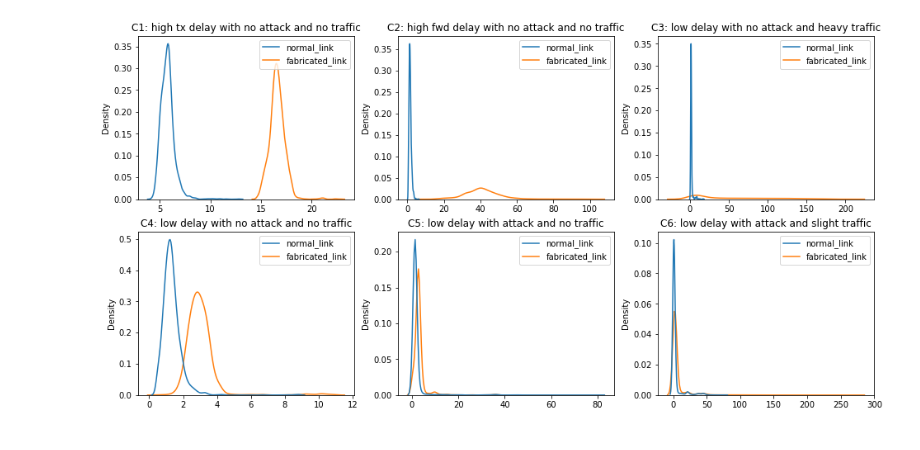
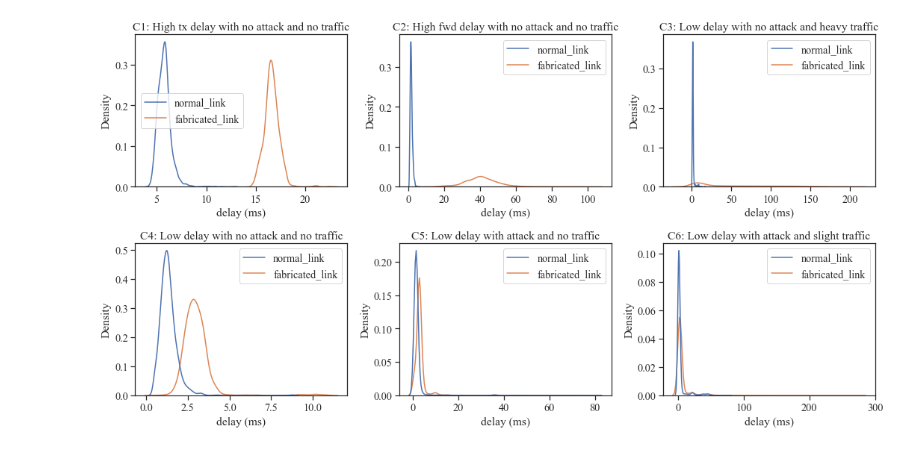
Before and after one commit to fragileeye/CLV, a Jupyter notebook: code/3cases/3case.ipynb, the cells around one changed output. Drawn from its saved outputs; the diff is of its cells as text; code cells hidden in the pictures.

```diff
--- a/code/3cases/3case.ipynb
+++ b/code/3cases/3case.ipynb
@@ -266,39 +266,44 @@ case2_data = pd.DataFrame({
     'fabricated_link': delay_case_2[fabricated_link_1]
 })
 
 case3_data = pd.DataFrame({
     'normal_link': delay_case_3[normal_link_1],
     'fabricated_link': delay_case_3[fabricated_link_1]
 })
 
 no_case1_data = pd.DataFrame({
     'normal_link': delay_no_case_1[normal_link_1],
     'fabricated_link': delay_no_case_1[fabricated_link_1]
 })
 
 no_case2_data = pd.DataFrame({
     'normal_link': delay_no_case_2[normal_link_1],
     'fabricated_link': delay_no_case_2[fabricated_link_1]
 })
 
 no_case3_data = pd.DataFrame({
     'normal_link': delay_no_case_3[normal_link_1],
     'fabricated_link': delay_no_case_3[fabricated_link_1]
 })
 
-f, axes = plt.subplots(2, 3, figsize=(16, 8))
+sns.set_theme(style='ticks', font='Times New Roman', font_scale=1.3)
+
+f, axes = plt.subplots(2, 3, figsize=(15, 8))
 sns.kdeplot(data=case1_data, ax=axes[0,0])
 sns.kdeplot(data=case2_data, ax=axes[0,1])
 sns.kdeplot(data=case3_data, ax=axes[0,2])
 sns.kdeplot(data=no_case1_data, ax=axes[1,0])
 sns.kdeplot(data=no_case2_data, ax=axes[1,1])
 sns.kdeplot(data=no_case3_data, ax=axes[1,2])
-axes[0,0].set_title('C1: high tx delay with no attack and no traffic')
-axes[0,1].set_title('C2: high fwd delay with no attack and no traffic')
-axes[0,2].set_title('C3: low delay with no attack and heavy traffic')
-axes[1,0].set_title('C4: low delay with no attack and no traffic')
-axes[1,1].set_title('C5: low delay with attack and no traffic')
-axes[1,2].set_title('C6: low delay with attack and slight traffic')
-f.savefig('3cases.png', format='png', bbox_inches='tight', dpi=300, transparent=True)
+axes[0,0].set_title('C1: High tx delay with no attack and no traffic')
+axes[0,1].set_title('C2: High fwd delay with no attack and no traffic')
+axes[0,2].set_title('C3: Low delay with no attack and heavy traffic')
+axes[1,0].set_title('C4: Low delay with no attack and no traffic')
+axes[1,1].set_title('C5: Low delay with attack and no traffic')
+axes[1,2].set_title('C6: Low delay with attack and slight traffic')
+for i in range(6):
+    axes[i//3, i%3].set_xlabel('delay (ms)')
+f.tight_layout()
+f.savefig('3cases.png', format='png', bbox_inches='tight', dpi=300)
 # %% [output]
-[figure, old version]
+[figure, new version]
```
Also changed, not shown: parts of 3 cells of this notebook, 34 other files.
